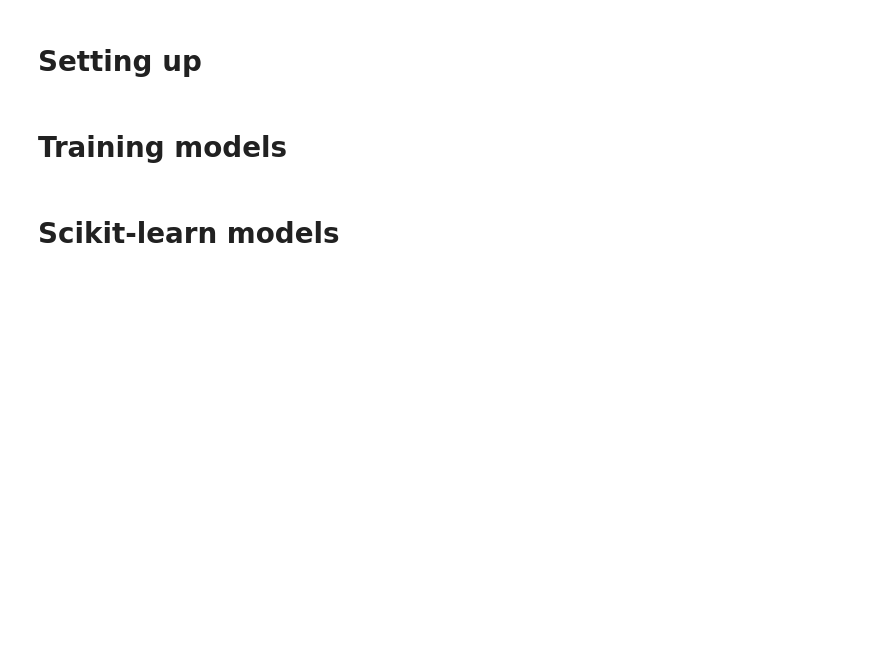
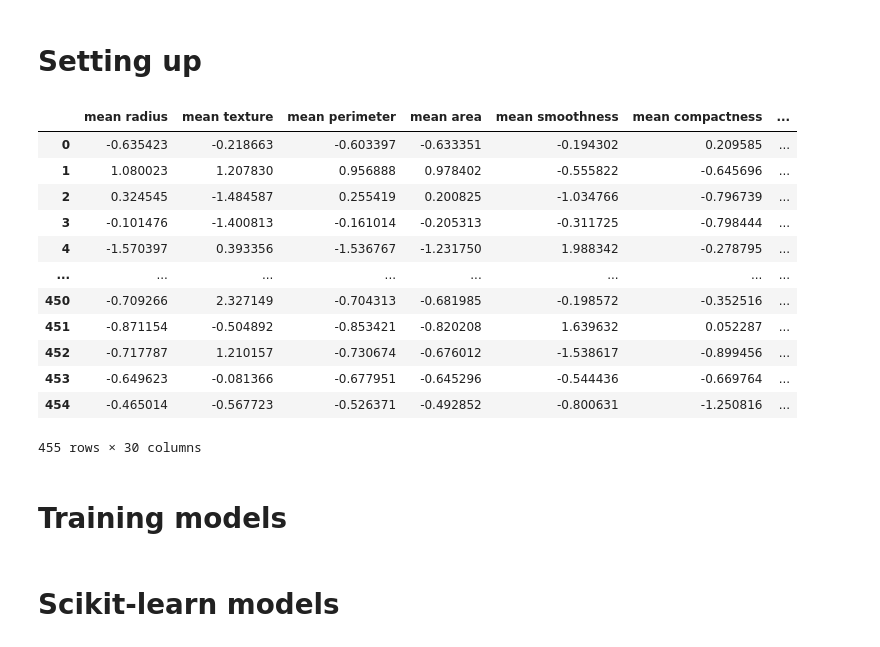
Before and after one commit to GertjanDS/MachineLearning, a Jupyter notebook: classification_wisconsin.ipynb, the cells around one changed output. Drawn from its saved outputs; the diff is of its cells as text; code cells hidden in the pictures; blank space fills up the shorter version.

```diff
--- a/classification_wisconsin.ipynb
+++ b/classification_wisconsin.ipynb
@@ -62,6 +64,23 @@ X, y, feature_names = load_wisconsin_prepr()
 seed = 3011
 
 X_train, X_test, y_train, y_test = train_test_split(X, y, test_size=0.2, random_state=seed, stratify=y)
+# %%
+X_train_df = pd.DataFrame(data=X_train, columns=feature_names)
+X_train_df
+# %% [output]
+|  | mean radius | mean texture | mean perimeter | mean area | mean smoothness | mean compactness | ... |
+| 0 | -0.635423 | -0.218663 | -0.603397 | -0.633351 | -0.194302 | 0.209585 | ... |
+| 1 | 1.080023 | 1.207830 | 0.956888 | 0.978402 | -0.555822 | -0.645696 | ... |
+| 2 | 0.324545 | -1.484587 | 0.255419 | 0.200825 | -1.034766 | -0.796739 | ... |
+| 3 | -0.101476 | -1.400813 | -0.161014 | -0.205313 | -0.311725 | -0.798444 | ... |
+| 4 | -1.570397 | 0.393356 | -1.536767 | -1.231750 | 1.988342 | -0.278795 | ... |
+| ... | ... | ... | ... | ... | ... | ... | ... |
+| 450 | -0.709266 | 2.327149 | -0.704313 | -0.681985 | -0.198572 | -0.352516 | ... |
+| 451 | -0.871154 | -0.504892 | -0.853421 | -0.820208 | 1.639632 | 0.052287 | ... |
+| 452 | -0.717787 | 1.210157 | -0.730674 | -0.676012 | -1.538617 | -0.899456 | ... |
+| 453 | -0.649623 | -0.081366 | -0.677951 | -0.645296 | -0.544436 | -0.669764 | ... |
+| 454 | -0.465014 | -0.567723 | -0.526371 | -0.492852 | -0.800631 | -1.250816 | ... |
+455 rows × 30 columns
 # %% [markdown]
 # Training models
 # %% [markdown]
```
Also changed, not shown: parts of 5 cells of this notebook.
